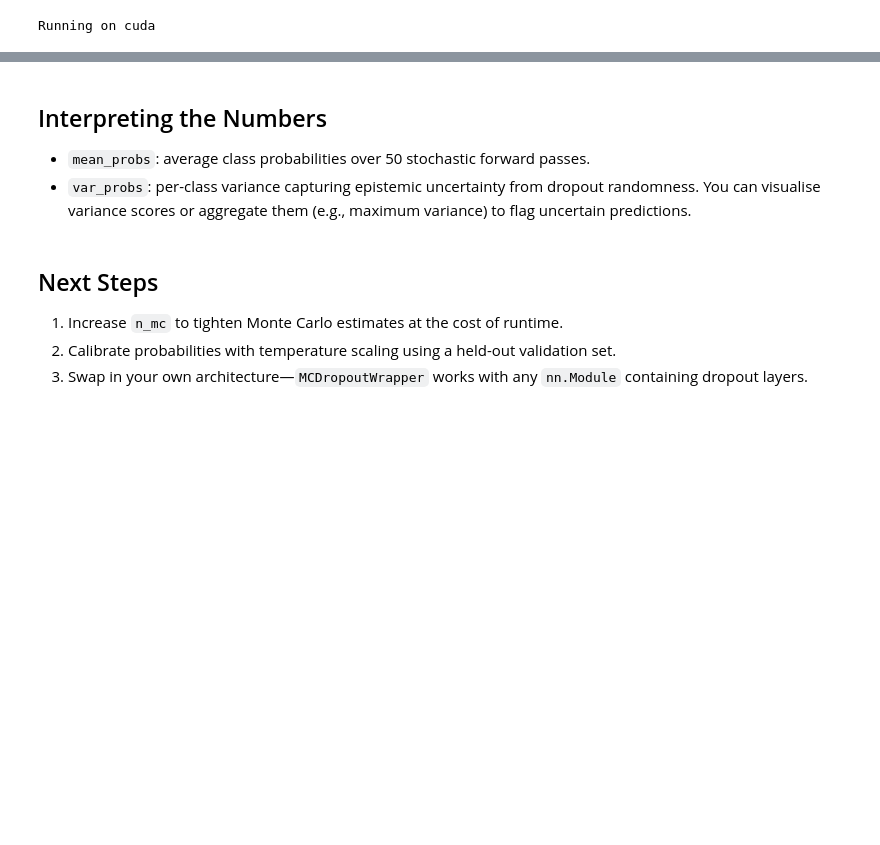
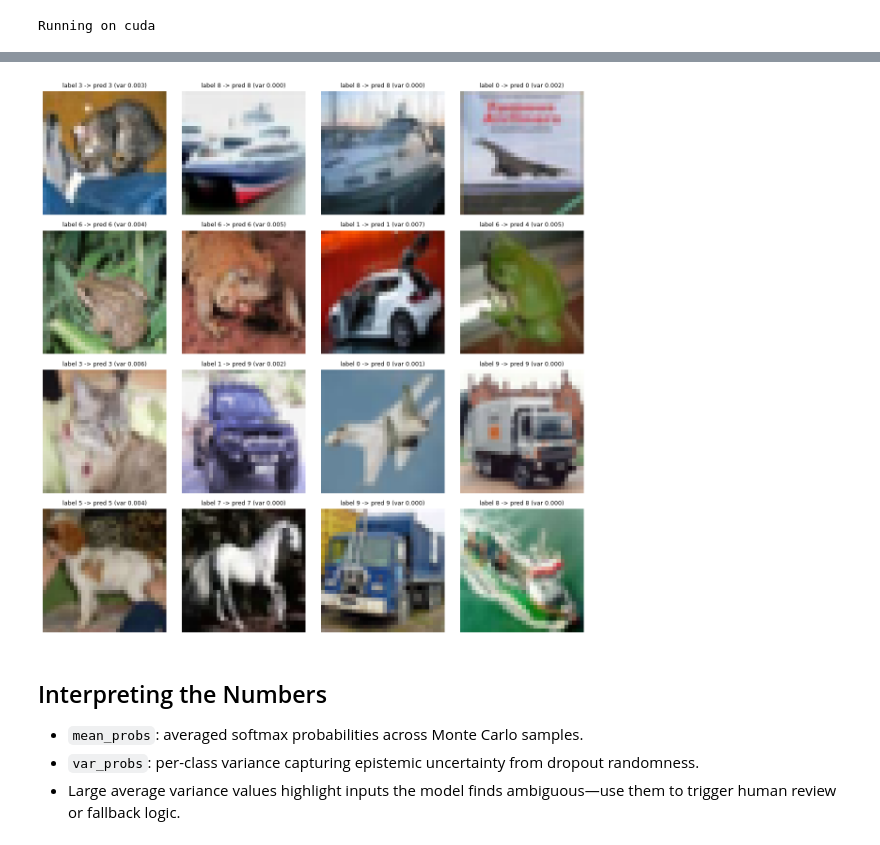
Before and after one commit to Vispikarkaria/Deep-UQ, a Jupyter notebook: notebooks/MC_Dropout_Tutorial.ipynb, the cells around one changed output, grey strips where cells are left out. Saved outputs shown, nothing was run; the diff lists cells and outputs as text; code cells hidden in the pictures; blank space fills up the shorter version.

```diff
--- a/notebooks/MC_Dropout_Tutorial.ipynb
+++ b/notebooks/MC_Dropout_Tutorial.ipynb
@@ -114,0 +205,18 @@ Example predictive variance for first sample: tensor([4.5680e-05, 1.5451e-05, 1.
+# %%
+model.eval()
+uq_model = MCDropoutWrapper(model=model, n_mc=50, apply_softmax=True).to(DEVICE)
+
+images, labels = next(iter(test_loader))
+images = images[:16].to(DEVICE)
+labels = labels[:16]
+
+with torch.inference_mode():
+    mean_probs, var_probs = uq_model.predict(images)
+
+preds = mean_probs.argmax(dim=1).cpu()
+uncertainty = var_probs.mean(dim=1).cpu()
+
+for idx in range(images.size(0)):
+    print(
+        f"sample={idx:02d} | label={labels[idx].item()} | pred={preds[idx].item()} | avg_var={uncertainty[idx].item():.4f}"
+    )
@@ -115,10 +243,35 @@ Example predictive variance for first sample: tensor([4.5680e-05, 1.5451e-05, 1.
+# %%
+fig, axes = plt.subplots(4, 4, figsize=(12, 12))
+axes = axes.flatten()
+
+# Convert the stored CIFAR-10 statistics into tensors so we can denormalise.
+mean_tensor = torch.tensor(CIFAR10_MEAN, dtype=torch.float32).view(1, 3, 1, 1)
+std_tensor = torch.tensor(CIFAR10_STD, dtype=torch.float32).view(1, 3, 1, 1)
+
+# Bring the batch back to [0, 1] for display.
+denorm_images = (images.detach().cpu() * std_tensor + mean_tensor).clamp(0, 1)
+display_labels = labels.cpu()
+display_preds = preds
+display_uncertainty = uncertainty
+
+for idx, ax in enumerate(axes):
+    if idx >= denorm_images.size(0):
+        ax.axis('off')
+        continue
+    img = denorm_images[idx].permute(1, 2, 0)
+    ax.imshow(img.numpy())
+    ax.axis('off')
+    title = (
+        f"label {display_labels[idx].item()} -> pred {display_preds[idx].item()} "
+        f"(var {display_uncertainty[idx].item():.3f})"
+    )
+    ax.set_title(title, fontsize=9)
+
+plt.tight_layout()
+# %% [output]
+[figure, added]
 # %% [markdown]
 ## Interpreting the Numbers
-- `mean_probs`: average class probabilities over 50 stochastic forward passes.
+- `mean_probs`: averaged softmax probabilities across Monte Carlo samples.
 - `var_probs`: per-class variance capturing epistemic uncertainty from dropout randomness.
-You can visualise variance scores or aggregate them (e.g., maximum variance) to flag uncertain predictions.
+- Large average variance values highlight inputs the model finds ambiguous—use them to trigger human review or fallback logic.
-# %% [markdown]
-## Next Steps
-1. Increase `n_mc` to tighten Monte Carlo estimates at the cost of runtime.
-2. Calibrate probabilities with temperature scaling using a held-out validation set.
-3. Swap in your own architecture—`MCDropoutWrapper` works with any `nn.Module` containing dropout layers.
```
Also changed, not shown: parts of 25 cells of this notebook, 9 other files.
